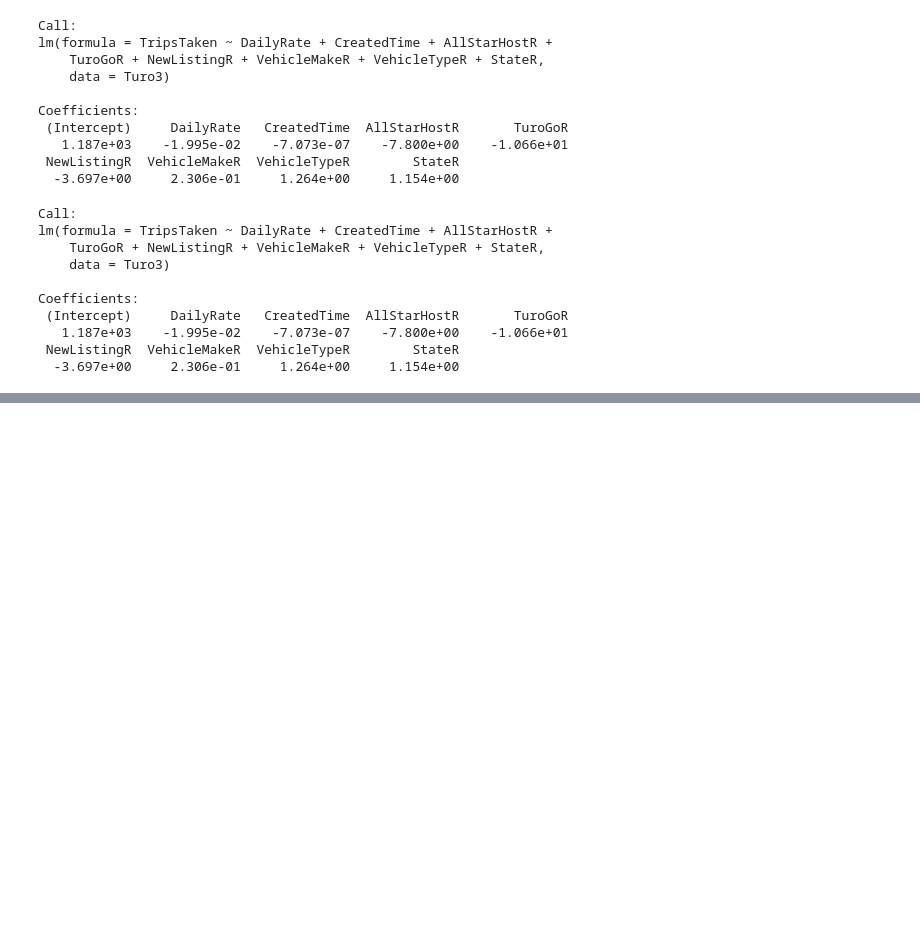
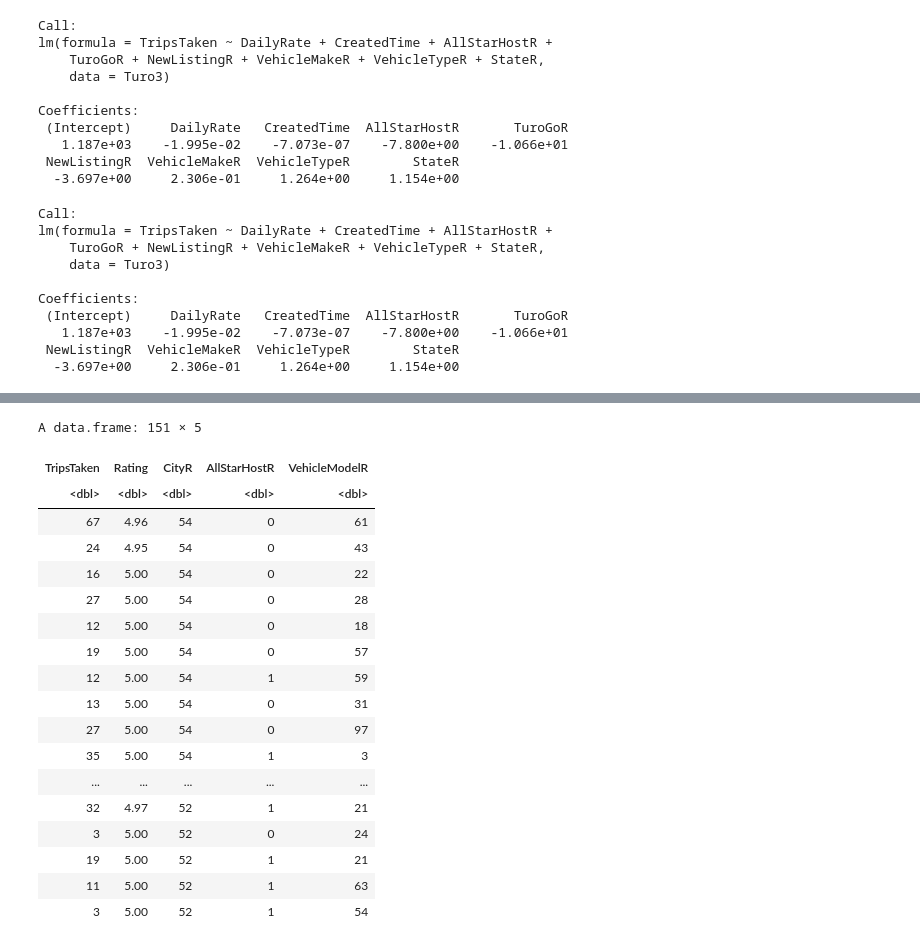
Before and after one commit to RoNarh/Turo-Market-Analysis, a Jupyter notebook: 1-Final Project Turo - R.ipynb, the cells around one changed output, grey strips where cells are left out. Cells and saved outputs as stored; diff of their text form; code cells hidden in the pictures; blank space fills up the shorter version.

```diff
--- a/1-Final Project Turo - R.ipynb
+++ b/1-Final Project Turo - R.ipynb
@@ -2434,0 +2584,2 @@ Turo7%>%filter(CityR %in% c(52, 54, 55))
+# %%
+Turo7=subset(Turo2, select=c(TripsTaken, Rating, CityR, AllStarHostR, VehicleModelR))
@@ -2434,0 +2598,24 @@ Turo7%>%filter(CityR %in% c(52, 54, 55))
+# %%
+Turo7<-subset(Turo7, TripsTaken>2)
+# %%
+Turo7%>%filter(CityR %in% c(52, 54, 55))
+# %% [output]
+A data.frame: 151 × 5
+| TripsTaken | Rating | CityR | AllStarHostR | VehicleModelR |
+| <dbl> | <dbl> | <dbl> | <dbl> | <dbl> |
+| 67 | 4.96 | 54 | 0 | 61 |
+| 24 | 4.95 | 54 | 0 | 43 |
+| 16 | 5.00 | 54 | 0 | 22 |
+| 27 | 5.00 | 54 | 0 | 28 |
+| 12 | 5.00 | 54 | 0 | 18 |
+| 19 | 5.00 | 54 | 0 | 57 |
+| 12 | 5.00 | 54 | 1 | 59 |
+| 13 | 5.00 | 54 | 0 | 31 |
+| 27 | 5.00 | 54 | 0 | 97 |
+| 35 | 5.00 | 54 | 1 | 3 |
+| ... | ... | ... | ... | ... |
+| 32 | 4.97 | 52 | 1 | 21 |
+| 3 | 5.00 | 52 | 0 | 24 |
+| 19 | 5.00 | 52 | 1 | 21 |
+| 11 | 5.00 | 52 | 1 | 63 |
+| 3 | 5.00 | 52 | 1 | 54 |
```
Also changed, not shown: parts of 198 cells of this notebook.
